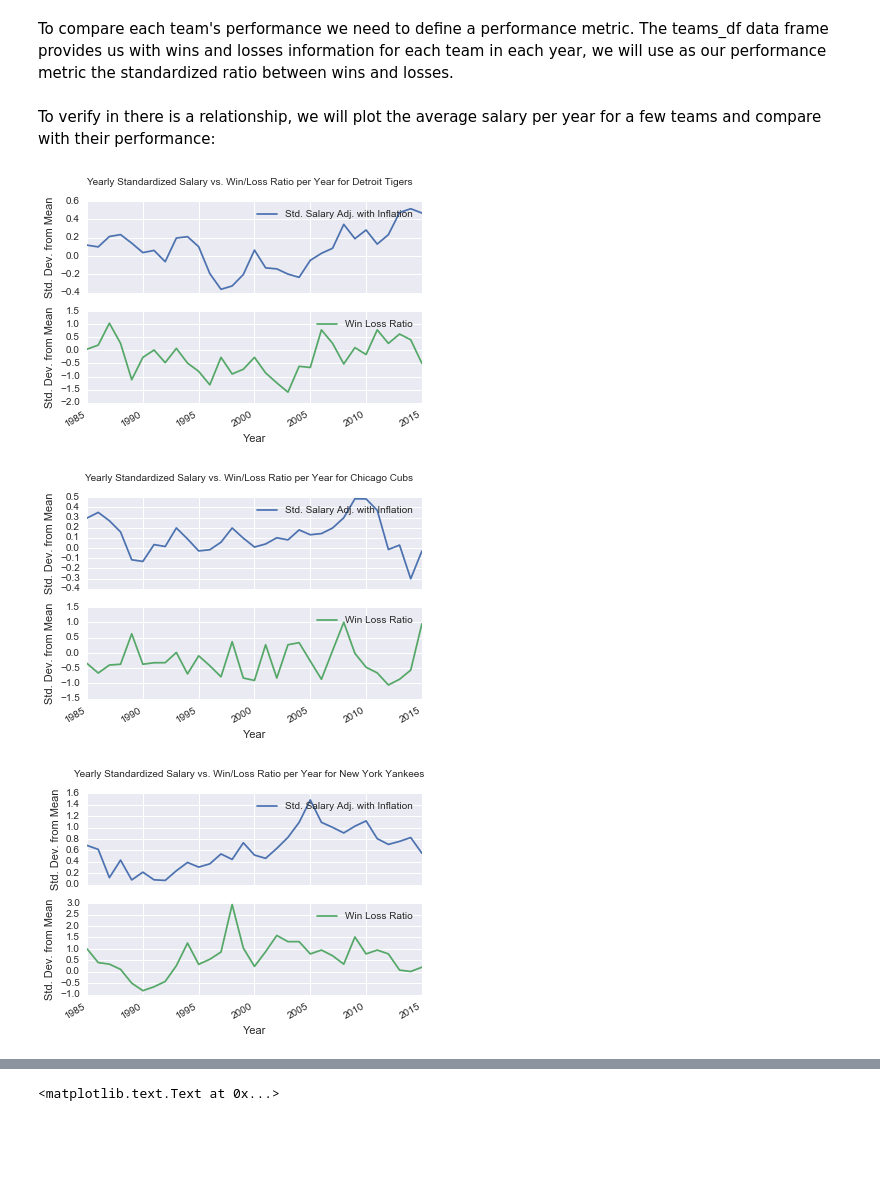
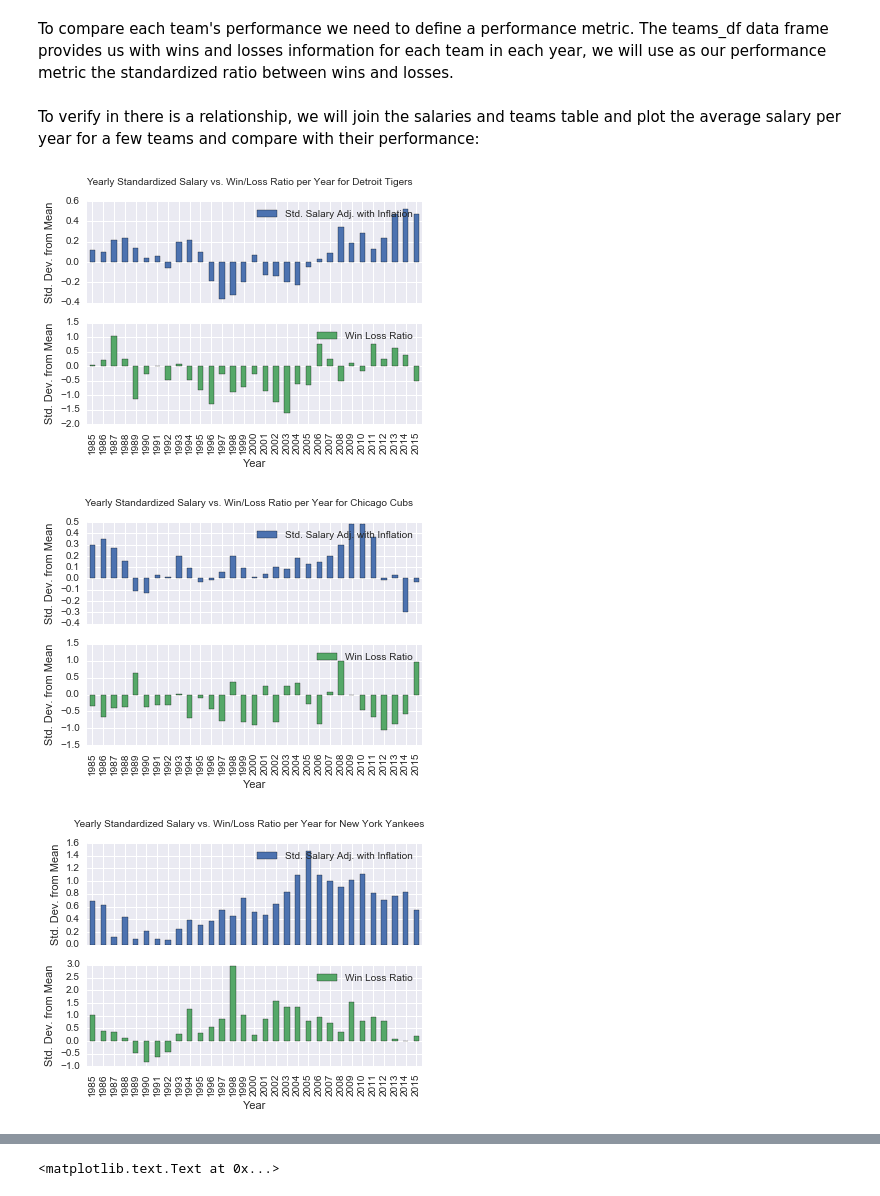
Before and after one commit to ruzbeh0/baseball-analysis, a Jupyter notebook: Baseball.ipynb, the cells around one changed output, grey strips where cells are left out. Drawn from its saved outputs; the diff is of its cells as text; code cells hidden in the pictures; blank space fills up the shorter version.

```diff
--- a/Baseball.ipynb
+++ b/Baseball.ipynb
@@ -90,33 +90,35 @@ To compare each team's performance we need to define a performance metric. The t
 teams_df['win_loss_ratio'] = pd.DataFrame(teams_df['W']/teams_df['L'])
 teams_df['win_loss_ratio_std'] = pd.DataFrame(teams_df['W']/teams_df['L']).apply(standardize)
 # %% [markdown]
-To verify in there is a relationship, we will plot the average salary per year for a few teams and compare with their performance:
+To verify in there is a relationship, we will join the salaries and teams table and plot the average salary per year for a few teams and compare with their performance:
 # %%
 def plot_team_graphs(team_code, team_name):
     team = teams_df.loc[teams_df['teamID'] == team_code]
     merged_salaries_team_data = pd.merge(salaries_df, team, how='inner', on=['yearID', 'teamID'], suffixes=['_l','_r'])
 
     plot_data = merged_salaries_team_data.groupby(['yearID'])['std_salary_year', 'win_loss_ratio_std'].mean()
-    plot = plot_data.plot(kind='line', subplots=True, title='Yearly Standardized Salary vs. Win/Loss Ratio per Year for '\
+    plot = plot_data.plot(kind='bar', subplots=True, title='Yearly Standardized Salary vs. Win/Loss Ratio per Year for '\
     +team_name)
 
     plot[0].set_ylabel('Std. Dev. from Mean')
+    plot[0].set_title('')
     plot[0].legend(plot[0].get_legend_handles_labels()[0],['Std. Salary Adj. with Inflation'])
 
     plot[1].set_ylabel('Std. Dev. from Mean')
+    plot[1].set_title('')
     plot[1].set_xlabel('Year')
     plot[1].legend(plot[1].get_legend_handles_labels()[0],['Win Loss Ratio'])
 
 #Detroit Tigers
 plot_team_graphs('DET','Detroit Tigers')
 
 #Chicago Cubs
 plot_team_graphs('CHN','Chicago Cubs')
 
 #Toronto Blue Jays
 plot_team_graphs('NYA','New York Yankees')
 # %% [output]
-[figure, old version]
+[figure, new version]
-[figure, old version]
+[figure, new version]
-[figure, old version]
+[figure, new version]
 # %% [markdown]
```
Also changed, not shown: parts of 4 cells of this notebook, 1 other file.
